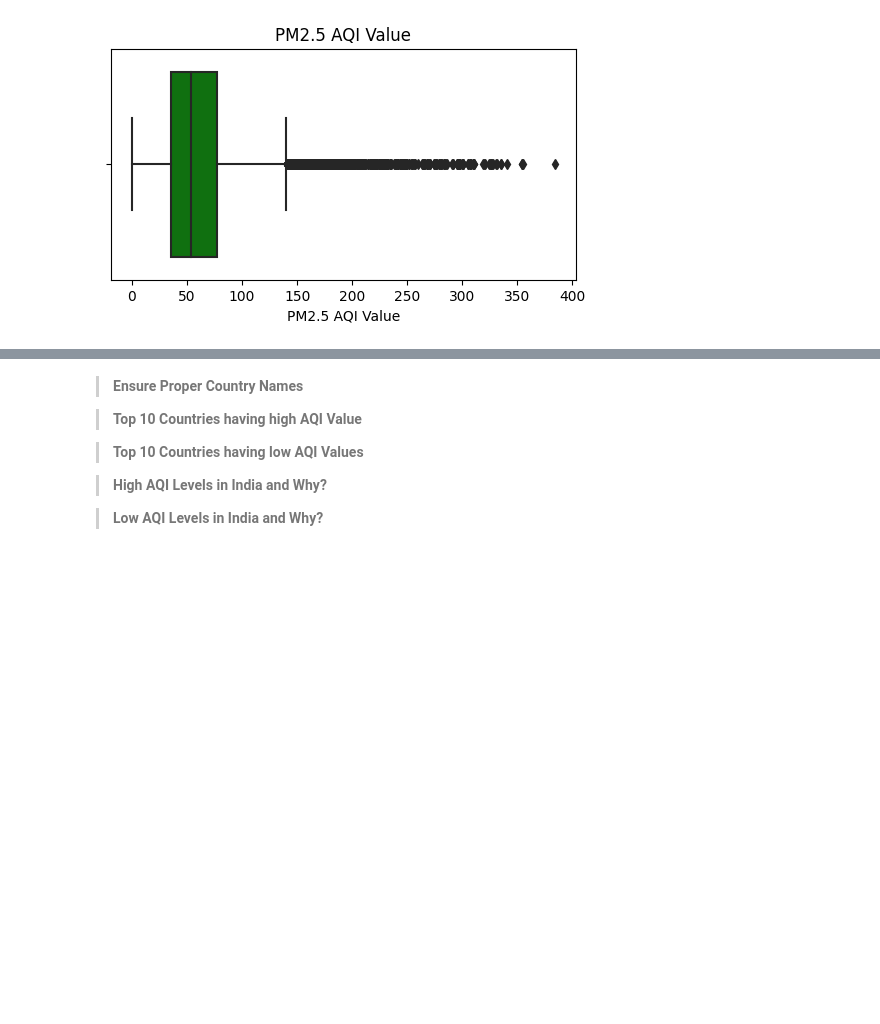
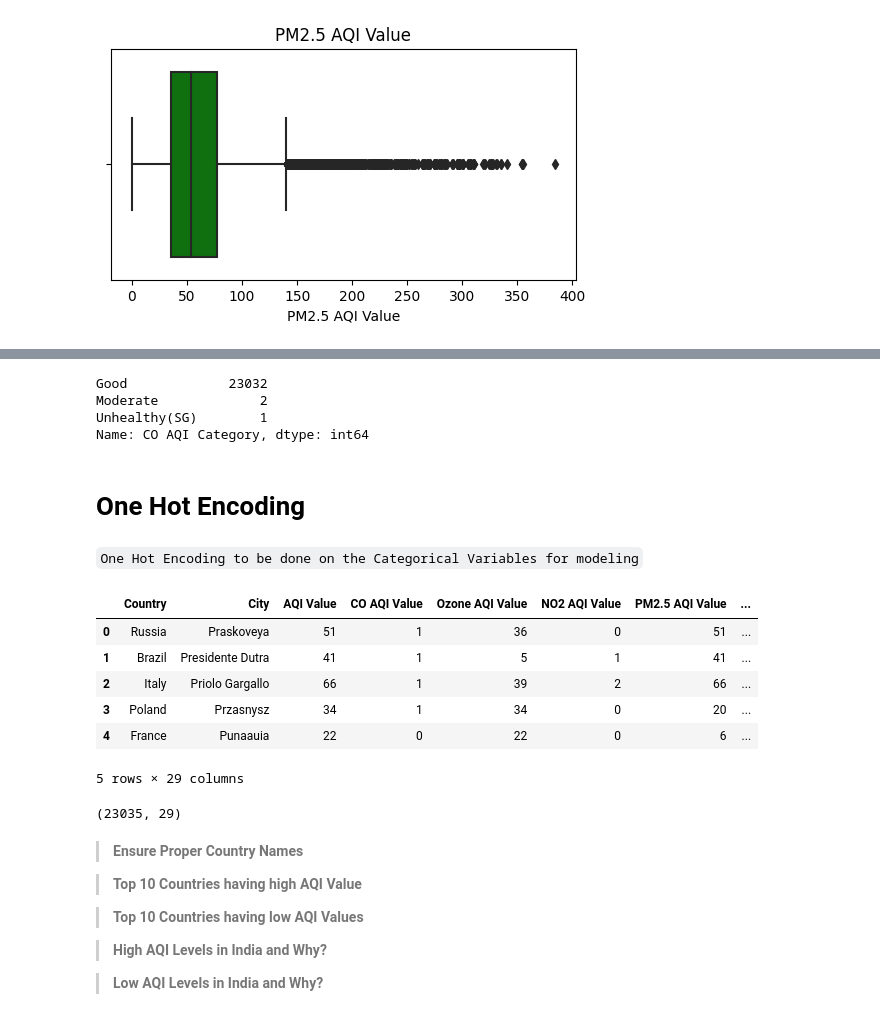
Before and after one commit to BSU04/Global-Air-Quality-Prediction, a Jupyter notebook: gap-eda.ipynb, the cells around one changed output, grey strips where cells are left out. Saved outputs shown, nothing was run; the diff lists cells and outputs as text; code cells hidden in the pictures; blank space fills up the shorter version.

Commit message:
categorical variables encoded

```diff
--- a/gap-eda.ipynb
+++ b/gap-eda.ipynb
@@ -683,3 +685,5 @@ for col in cols:
 [figure]
 [figure]
 [figure]
+# %%
+gap1 = pd.read_csv("global air pollution dataset cleaned.csv")
@@ -686,3 +703,32 @@ for col in cols:
+# %%
+gap1["CO AQI Category"].value_counts()
+# %% [output]
+Good             23032
+Moderate             2
+Unhealthy(SG)        1
+Name: CO AQI Category, dtype: int64
+# %% [markdown]
+# One Hot Encoding
+# %% [markdown]
+`One Hot Encoding to be done on the Categorical Variables for modeling`
+# %%
+pd.set_option("display.max_rows", None)
+# %%
+df = pd.get_dummies(data=gap1,columns=["AQI Category", "CO AQI Category", "Ozone AQI Category", "NO2 AQI Category", "PM2.5 AQI Category"])
+# %%
+df.head()
+# %% [output]
+|  | Country | City | AQI Value | CO AQI Value | Ozone AQI Value | NO2 AQI Value | PM2.5 AQI Value | ... |
+| 0 | Russia | Praskoveya | 51 | 1 | 36 | 0 | 51 | ... |
+| 1 | Brazil | Presidente Dutra | 41 | 1 | 5 | 1 | 41 | ... |
+| 2 | Italy | Priolo Gargallo | 66 | 1 | 39 | 2 | 66 | ... |
+| 3 | Poland | Przasnysz | 34 | 1 | 34 | 0 | 20 | ... |
+| 4 | France | Punaauia | 22 | 0 | 22 | 0 | 6 | ... |
+5 rows × 29 columns
+# %%
+df.shape
+# %% [output]
+(23035, 29)
 # %% [markdown]
 > **Ensure Proper Country Names**
 
```
Also changed, not shown: parts of 6 cells of this notebook.
